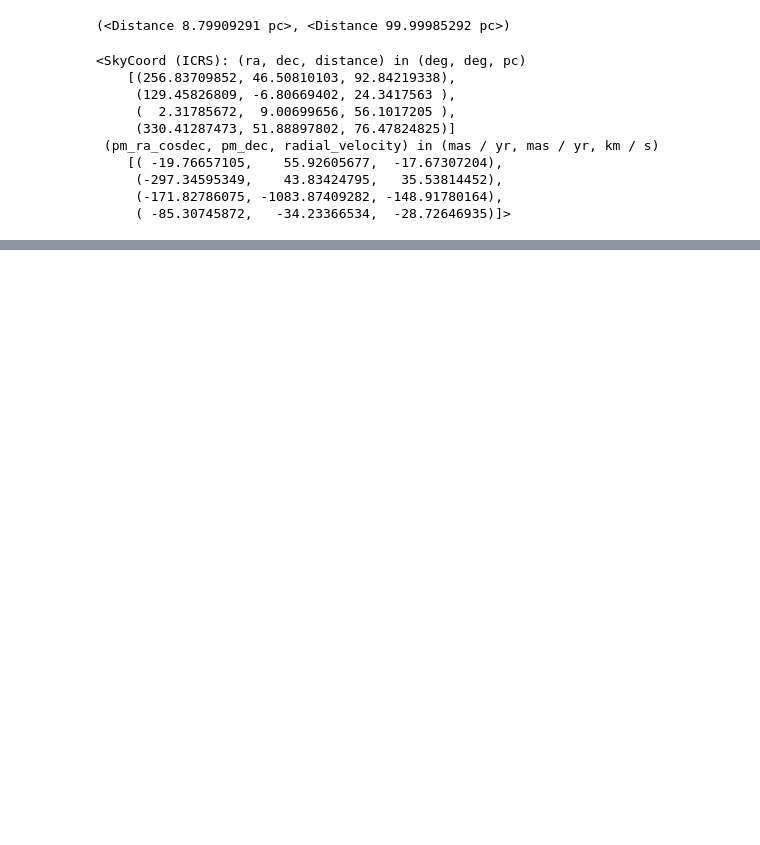
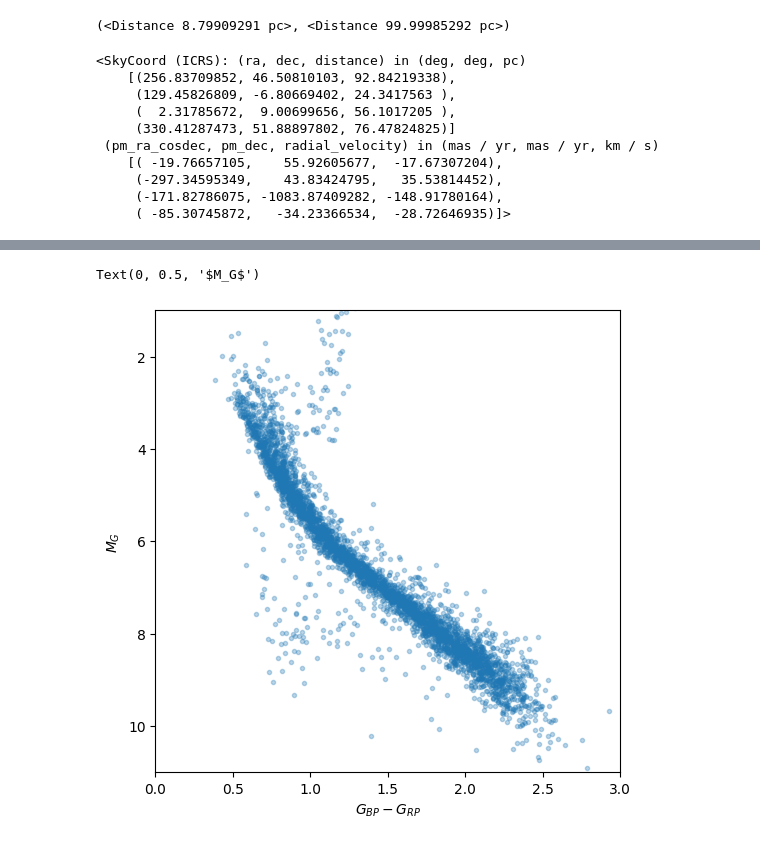
Before and after one commit to khalifardy/astropy_trial, a Jupyter notebook: gaia_galaksi_orbit.ipynb, the cells around one changed output, grey strips where cells are left out. Saved outputs shown, nothing was run; the diff lists cells and outputs as text; code cells hidden in the pictures; blank space fills up the shorter version.

```diff
--- a/gaia_galaksi_orbit.ipynb
+++ b/gaia_galaksi_orbit.ipynb
@@ -72,0 +123,14 @@ c[:4]
+# %%
+M_G = gaia_data['phot_g_mean_mag'] - dist.distmod
+BP_RP = gaia_data['phot_bp_mean_mag'] - gaia_data['phot_rp_mean_mag']
+# %%
+fig,ax = plt.subplots(1, 1, figsize=(6, 6))
+ax.plot(BP_RP, M_G, marker='.', ls='none', alpha=0.3)
+ax.set_xlim(0, 3)
+ax.set_ylim(11, 1)
+
+ax.set_xlabel('$G_{BP} - G_{RP}$')
+ax.set_ylabel('$M_G$')
+# %% [output]
+Text(0, 0.5, '$M_G$')
+[figure, added]
```
Also changed, not shown: parts of 20 cells of this notebook.
